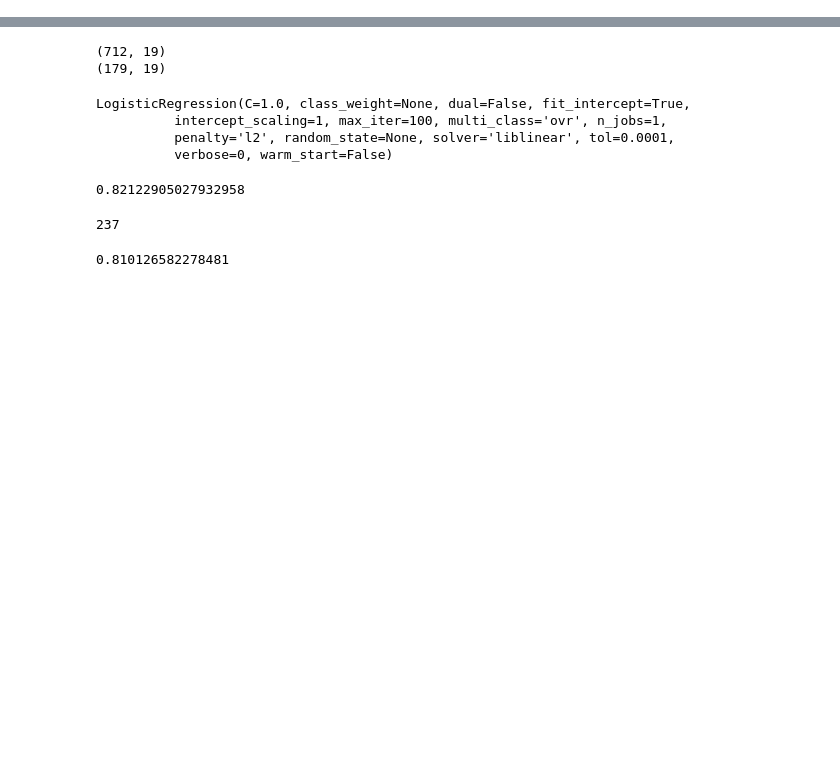
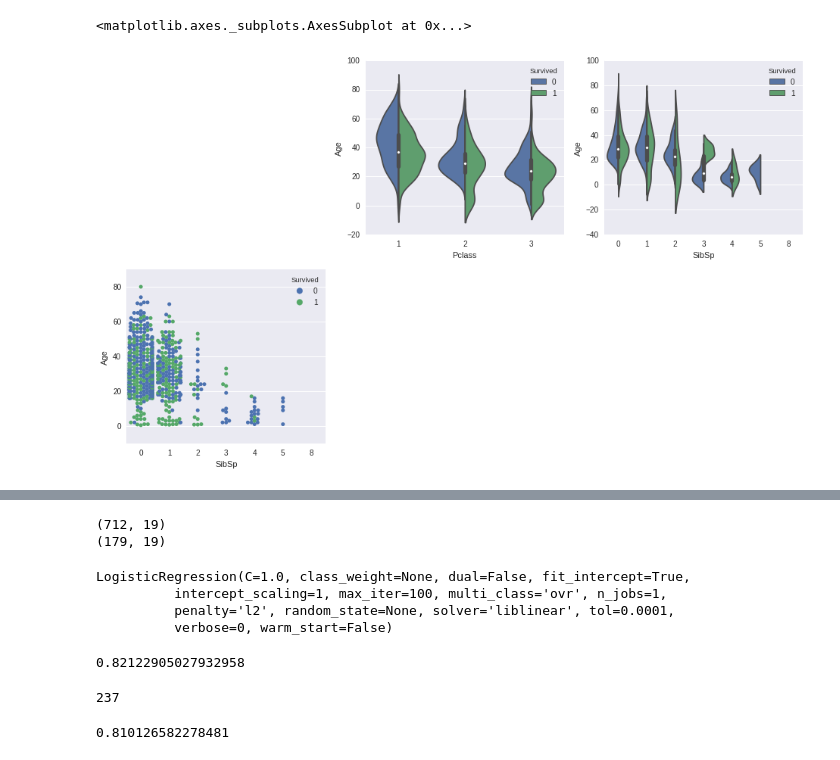
Before and after one commit to klin10/Data-Science, a Jupyter notebook: titanic/titanic.ipynb, the cells around one changed output, grey strips where cells are left out. Drawn from its saved outputs; the diff is of its cells as text; code cells hidden in the pictures; blank space fills up the shorter version.

```diff
--- a/titanic/titanic.ipynb
+++ b/titanic/titanic.ipynb
@@ -37,0 +90,11 @@ Includes graphic to show the analysis of the data
+# %%
+plt.figure(figsize=[16,14])
+plt.subplot(335)
+sns.violinplot(x="Pclass", y="Age", hue="Survived", data=train_data, split=True)
+plt.subplot(336)
+sns.violinplot(x="SibSp", y="Age", hue="Survived", data=train_data, split=True)
+plt.subplot(337)
+sns.swarmplot(x="SibSp", y="Age", hue="Survived", data=train_data)
+# %% [output]
+<matplotlib.axes._subplots.AxesSubplot at 0x...>
+[figure, added]
```
Also changed, not shown: parts of 9 cells of this notebook.
